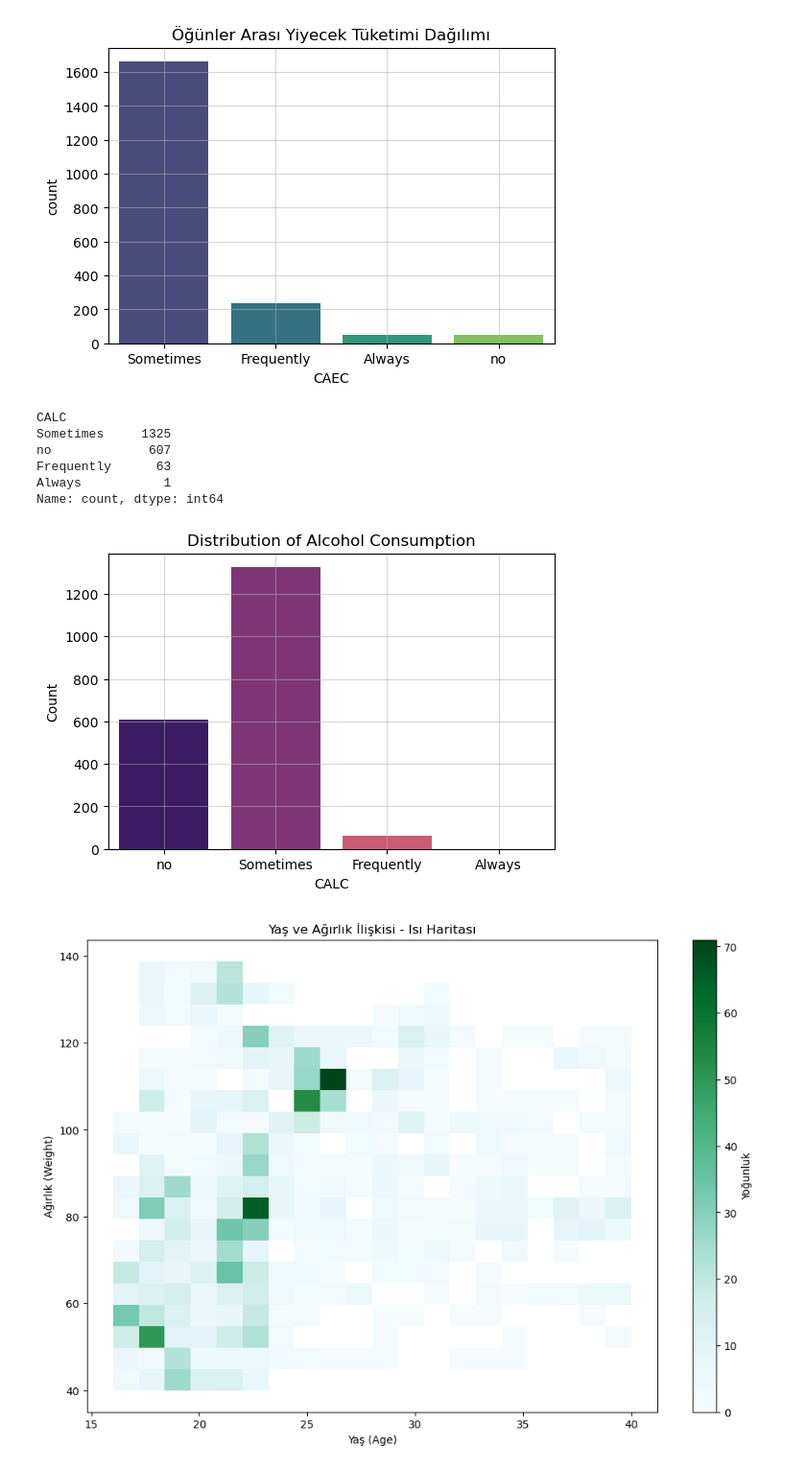
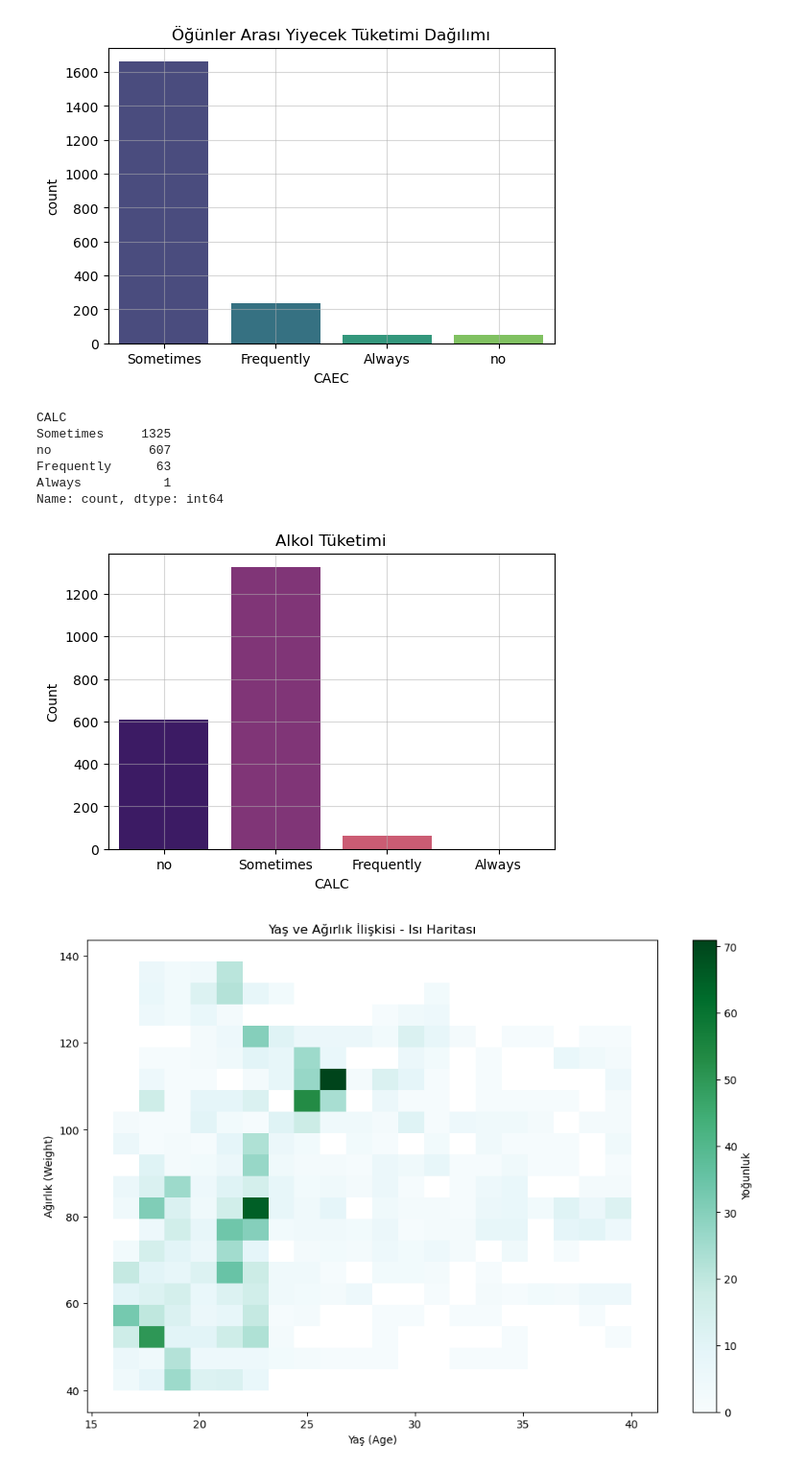
Before and after one commit to Tubaakbas/OBESITY-ML-PROJECT, a Jupyter notebook: obesity-ml-project.ipynb, the cells around one changed output. Shown at 96% size. Drawn from its saved outputs; the diff is of its cells as text; code cells hidden in the pictures.

```diff
--- a/obesity-ml-project.ipynb
+++ b/obesity-ml-project.ipynb
@@ -367,22 +391,22 @@ Name: count, dtype: int64
 # %%
 #'CALC' sütunundaki her kategorinin sayısı
 display(obesity_df['CALC'].value_counts())
 
-# visualization
+# görselliştirme
 plt.figure(figsize=(6,4))
 sns.countplot(data=obesity_df, x=obesity_df['CALC'], palette="magma")
 plt.ylabel('Count')
-plt.title('Distribution of Alcohol Consumption')
+plt.title('Alkol Tüketimi')
 plt.grid(alpha=0.5)
 plt.show()
 # %% [output]
 CALC
 Sometimes     1325
 no             607
 Frequently      63
 Always           1
 Name: count, dtype: int64
-[figure, old version]
+[figure, new version]
 # %%
 # ısı haritası
 heatmap = sns.histplot(data=obesity_df, x="Age", y="Weight", bins=20, cbar=True, cmap="BuGn")
```
Also changed, not shown: parts of 19 cells of this notebook.
